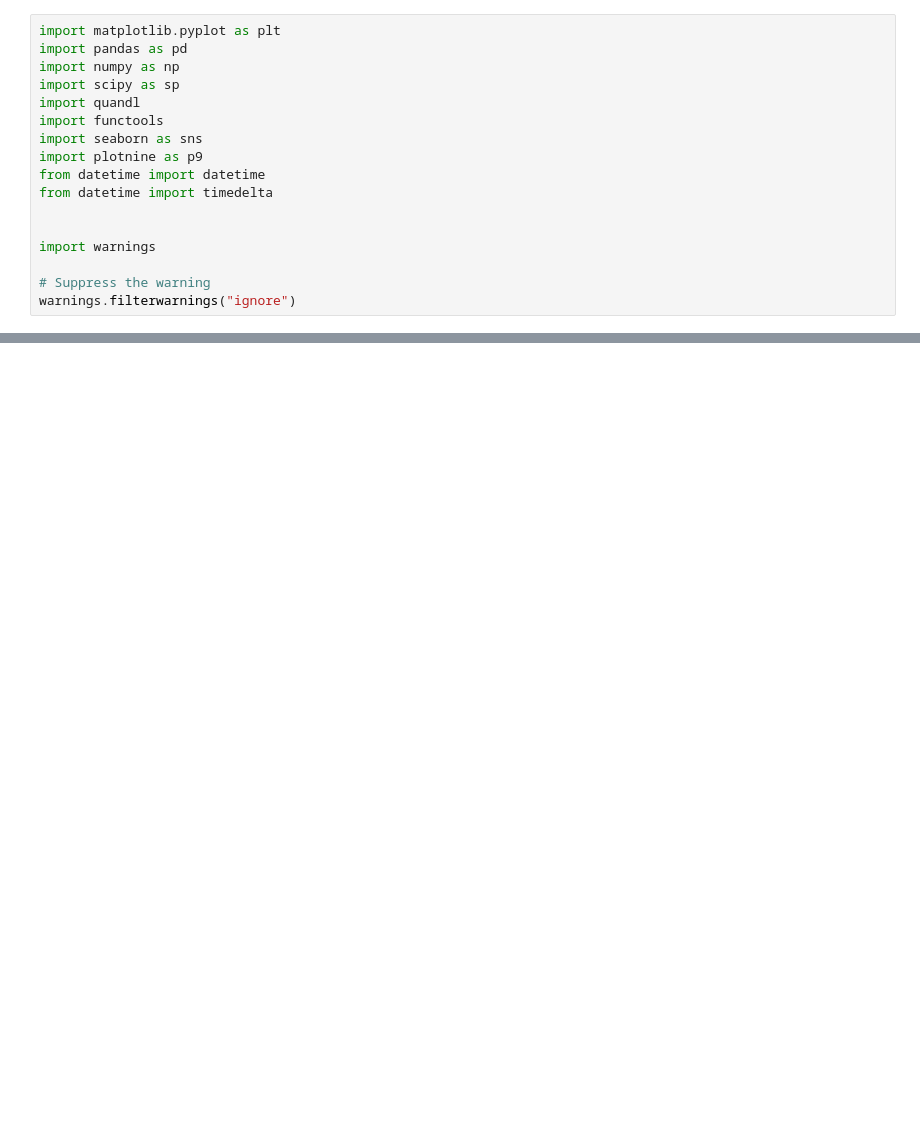
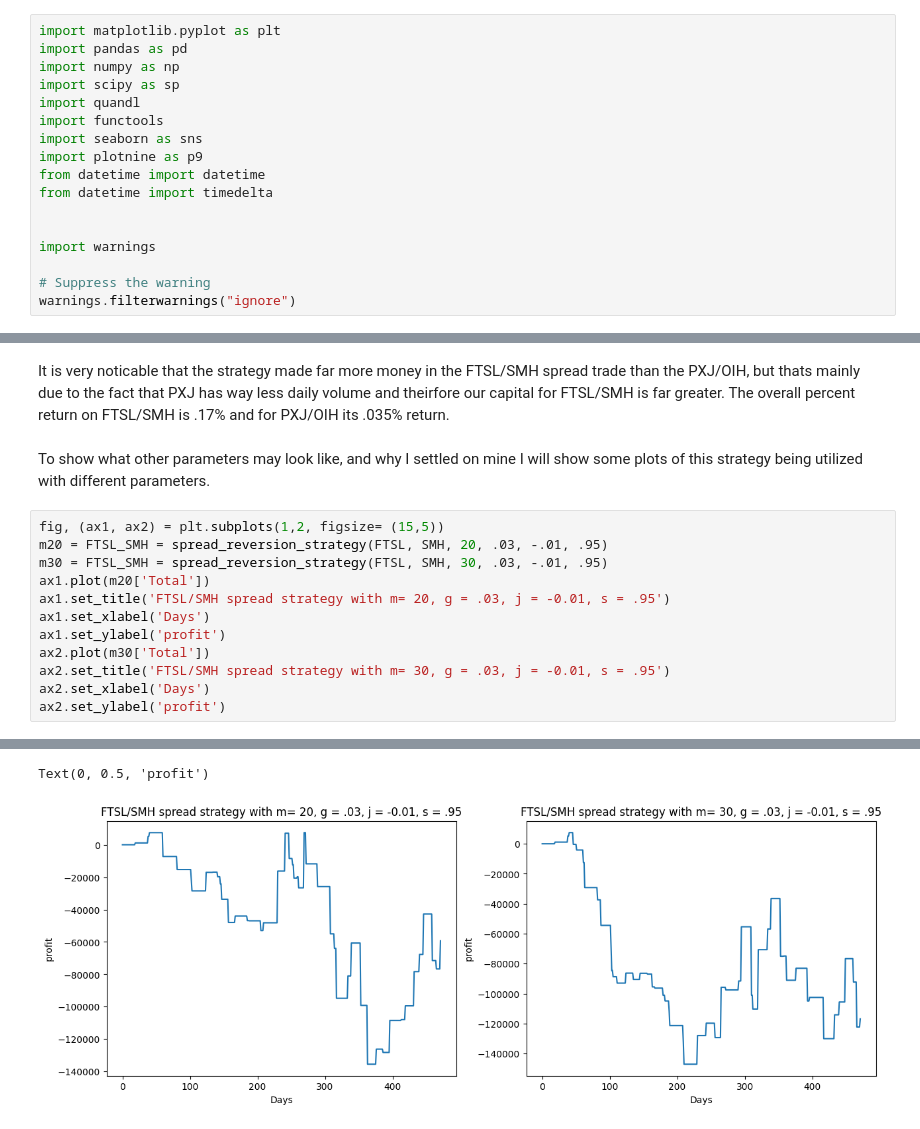
Before and after one commit to tsmcdonnell6604/Quant-Trading-Strategies, a Jupyter notebook: QTS_HW_2.ipynb, the cells around one changed output, grey strips where cells are left out. Cells and saved outputs as stored; diff of their text form; blank space fills up the shorter version.

```diff
--- a/QTS_HW_2.ipynb
+++ b/QTS_HW_2.ipynb
@@ -131,0 +369,17 @@ AttributeError: 'int' object has no attribute 'day'
+# %% [markdown]
+It is very noticable that the strategy made far more money in the FTSL/SMH spread trade than the PXJ/OIH, but thats mainly due to the fact that PXJ has way less daily volume and theirfore our capital for FTSL/SMH is far greater. The overall percent return on FTSL/SMH is .17% and for PXJ/OIH its .035% return.
+# %% [markdown]
+To show what other parameters may look like, and why I settled on mine I will show some plots of this strategy being utilized with different parameters.
+# %%
+fig, (ax1, ax2) = plt.subplots(1,2, figsize= (15,5))
+m20 = FTSL_SMH = spread_reversion_strategy(FTSL, SMH, 20, .03, -.01, .95)
+m30 = FTSL_SMH = spread_reversion_strategy(FTSL, SMH, 30, .03, -.01, .95)
+ax1.plot(m20['Total'])
+ax1.set_title('FTSL/SMH spread strategy with m= 20, g = .03, j = -0.01, s = .95')
+ax1.set_xlabel('Days')
+ax1.set_ylabel('profit')
+ax2.plot(m30['Total'])
+ax2.set_title('FTSL/SMH spread strategy with m= 30, g = .03, j = -0.01, s = .95')
+ax2.set_xlabel('Days')
+ax2.set_ylabel('profit')
+# %% [output]
@@ -131,0 +399,2 @@ AttributeError: 'int' object has no attribute 'day'
+Text(0, 0.5, 'profit')
+[figure, added]
```
Also changed, not shown: parts of 43 cells of this notebook, 2 other files.
